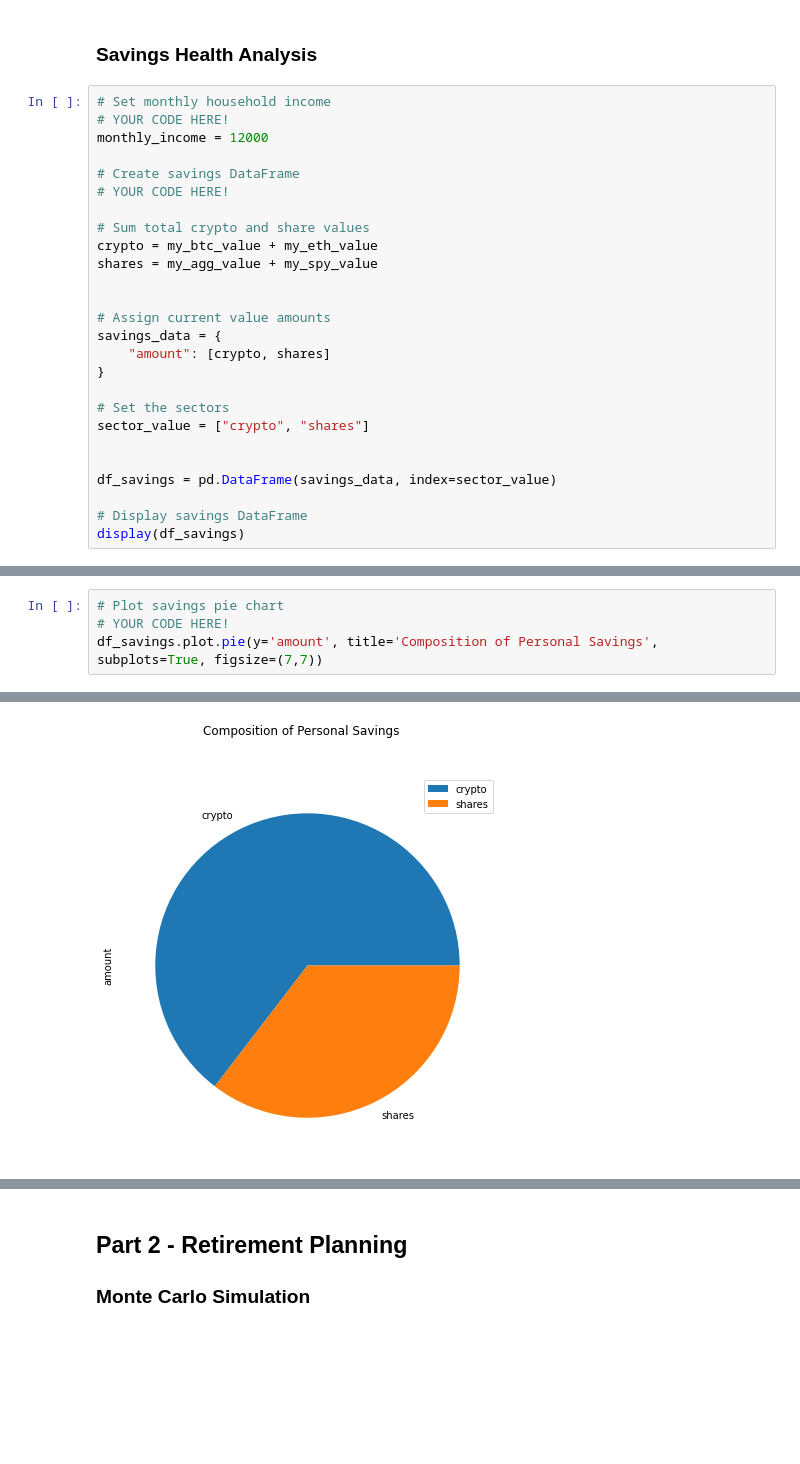
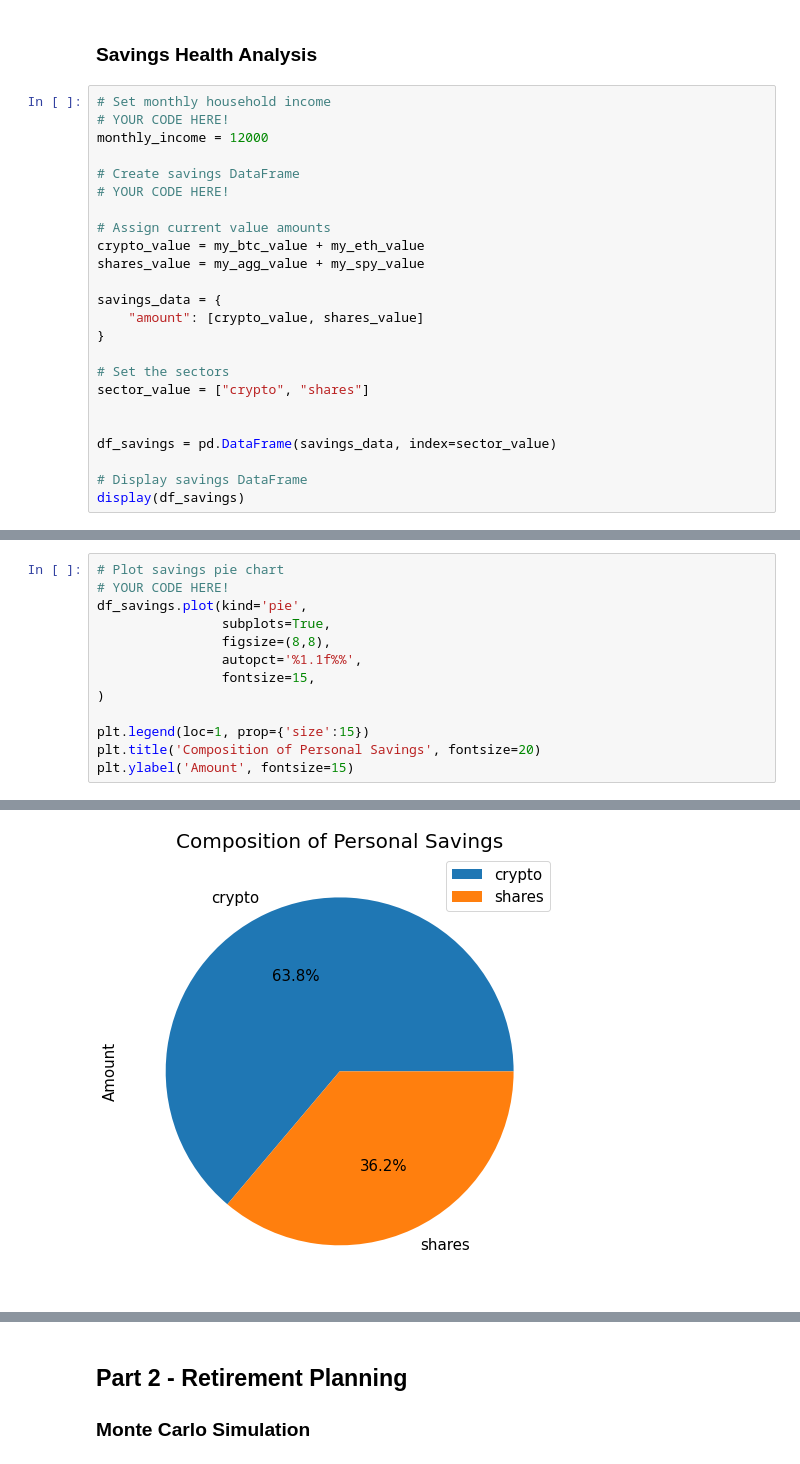
Before and after one commit to MBowey/Assignement_5_APIs, a Jupyter notebook: financial-planner.ipynb, the cells around one changed output, grey strips where cells are left out. Saved outputs shown, nothing was run; the diff lists cells and outputs as text; blank space fills up the shorter version.

```diff
--- a/financial-planner.ipynb
+++ b/financial-planner.ipynb
@@ -139,14 +140,12 @@ monthly_income = 12000
 # Create savings DataFrame
 # YOUR CODE HERE!
 
-# Sum total crypto and share values
-crypto = my_btc_value + my_eth_value
-shares = my_agg_value + my_spy_value
+# Assign current value amounts
+crypto_value = my_btc_value + my_eth_value
+shares_value = my_agg_value + my_spy_value
 
-
-# Assign current value amounts
 savings_data = {
-    "amount": [crypto, shares]
+    "amount": [crypto_value, shares_value]
 }
 
 # Set the sectors
@@ -164,5 +163,14 @@ display(df_savings)
 # %%
 # Plot savings pie chart
 # YOUR CODE HERE!
-df_savings.plot.pie(y='amount', title='Composition of Personal Savings', subplots=True, figsize=(7,7))
+df_savings.plot(kind='pie',
+                subplots=True,
+                figsize=(8,8),
+                autopct='%1.1f%%',
+                fontsize=15,
+)
+
+plt.legend(loc=1, prop={'size':15})
+plt.title('Composition of Personal Savings', fontsize=20)
+plt.ylabel('Amount', fontsize=15)
 # %% [output]
@@ -170,4 +178,4 @@ array([<AxesSubplot:ylabel='amount'>], dtype=object)
-[figure, old version]
+[figure, new version]
 # %%
 # Set ideal emergency fund
 emergency_fund = float(monthly_income * 3)
```
Also changed, not shown: parts of 34 cells of this notebook.
